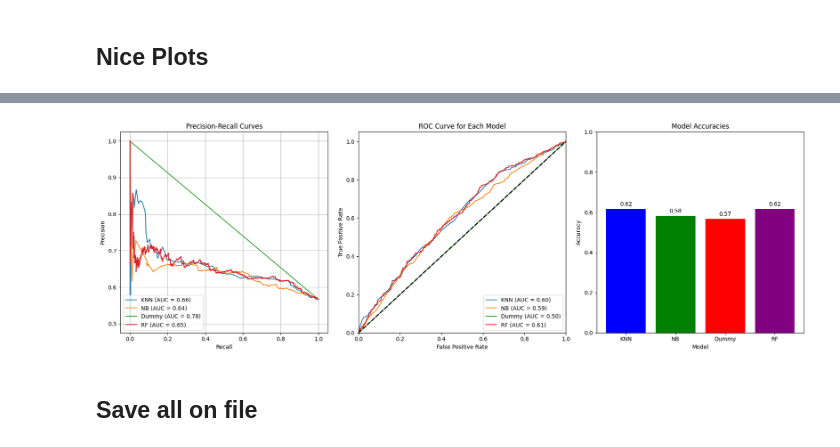
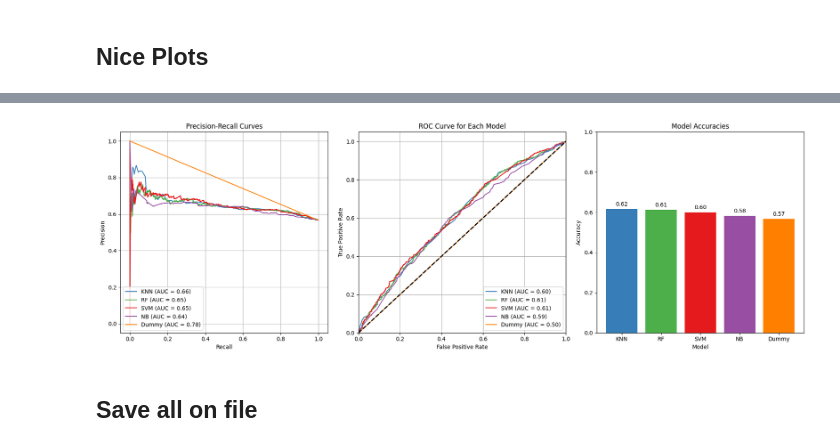
Before and after one commit to giovanni-lucarelli/basket, a Jupyter notebook: main.ipynb, the cells around one changed output, grey strips where cells are left out. Drawn from its saved outputs; the diff is of its cells as text; code cells hidden in the pictures.

Commit message:
full runned and plots

```diff
--- a/main.ipynb
+++ b/main.ipynb
@@ -50,6 +50,9 @@ def classification_assessment(model, X_test, y_test):
     fpr, tpr, _ = roc_curve(y_test, probs)
     roc_auc = auc(fpr, tpr)
 
+    # f1 score
+    f1 = f1_score(y_test, y_pred)
+
     # Dictionary entry for the model
     results = {
             "accuracy": accuracy,
@@ -57,16 +60,17 @@ def classification_assessment(model, X_test, y_test):
             "roc_auc": roc_auc,
             "fpr_tpr": (fpr, tpr),
             "precision_recall": (precision, recall),
+            "f1": f1
         }
 
     return results
 # %%
-def tuned_random_forest_model(X_train, y_train, X_test, y_test):
+def tuned_svm_model(X_train, y_train, X_test, y_test):
     param_grid = {
-    'n_estimators': [100, 200, 300],
-    'max_depth': [None, 10, 20],
-    'min_samples_split': [2, 5],
-    'min_samples_leaf': [1, 2]
+    'C': [1],
+    'gamma': [0.1],
+    # 'kernel': ['linear','rbf']
+    'kernel': ['linear']
     }
 
     best_model = None
@@ -77,7 +81,7 @@ def tuned_random_forest_model(X_train, y_train, X_test, y_test):
         # Create a dictionary of parameters for this iteration
         param_dict = dict(zip(param_grid.keys(), params))
 
-        model = RandomForestClassifier(**param_dict)  # Unpack the dictionary
+        model = SVC(probability=True,**param_dict)  # Unpack the dictionary
         model.fit(X_train, y_train)
         y_pred = model.predict(X_test)
         score = accuracy_score(y_test, y_pred)
@@ -326,2 +364,6 @@ all_metrics['Dummy'] = dummy_metrics
 # %% [markdown]
 ## Nice Plots
+# %%
+# Sort the all_metrics dictionary by greatest accuracy
+sorted_all_metrics = dict(sorted(all_metrics.items(), key=lambda item: item[1]['accuracy'], reverse=True))
+sorted_all_metrics
@@ -328,11 +388,22 @@ all_metrics['Dummy'] = dummy_metrics
 # %%
+# Define a color map for each model
+palette = sns.color_palette("Set1", 5)
+color_map = {
+    'SVM': palette[0],
+    'KNN': palette[1],
+    'RF': palette[2],
+    'NB': palette[3],
+    'Dummy': palette[4]
+}
+
 # Create a single figure with 3 subplots (1 row, 3 columns)
 fig, axs = plt.subplots(1, 3, figsize=(18, 6))
 
 # Precision-Recall Curve
-for model_name, metrics in all_metrics.items():
+for model_name, metrics in sorted_all_metrics.items():
     precision, recall = metrics["precision_recall"]
-    axs[0].plot(recall, precision, label=f'{model_name} (AUC = {metrics["precision_recall_auc"]:.2f})')
+    color = color_map[model_name]
+    axs[0].plot(recall, precision, label=f'{model_name} (AUC = {metrics["precision_recall_auc"]:.2f})', color=color)
 
 axs[0].set_xlabel('Recall')
 axs[0].set_ylabel('Precision')
@@ -341,40 +412,43 @@ axs[0].legend(loc='lower left')
 axs[0].grid(True)
 
 # ROC Curve
-for model_name, metrics in all_metrics.items():
+for model_name, metrics in sorted_all_metrics.items():
     fpr, tpr = metrics['fpr_tpr']
-    axs[1].plot(fpr, tpr, label=f'{model_name} (AUC = {metrics["roc_auc"]:.2f})')
+    color = color_map[model_name]
+    axs[1].plot(fpr, tpr, label=f'{model_name} (AUC = {metrics["roc_auc"]:.2f})', color=color)
 
 axs[1].plot([0, 1], [0, 1], 'k--', lw=2)
 axs[1].set_xlim([0.0, 1.0])
 axs[1].set_ylim([0.0, 1.05])
 axs[1].set_xlabel('False Positive Rate')
 axs[1].set_ylabel('True Positive Rate')
 axs[1].set_title('ROC Curve for Each Model')
 axs[1].legend(loc='lower right')
+axs[1].grid(True)
 
 # Accuracies Bar Plot
-accuracies = {model: metrics['accuracy'] for model, metrics in all_metrics.items()}
-axs[2].bar(accuracies.keys(), accuracies.values(), color=['blue', 'green', 'red', 'purple'])
+accuracies = {model: metrics['accuracy'] for model, metrics in sorted_all_metrics.items()}
+colors = [color_map[model] for model in accuracies.keys()]
+axs[2].bar(accuracies.keys(), accuracies.values(), color=colors)
 
 # Add the accuracy values on top of each bar
 for i, (model, accuracy) in enumerate(accuracies.items()):
     axs[2].text(i, accuracy + 0.01, f'{accuracy:.2f}', ha='center', va='bottom')
 
 axs[2].set_xlabel('Model')
 axs[2].set_ylabel('Accuracy')
 axs[2].set_title('Model Accuracies')
 axs[2].set_ylim(0, 1)
 
 # Adjust layout to prevent overlapping of subplots
 plt.tight_layout()
 
-# plt.savefig('/content/performancies2022.pdf')
+plt.savefig('performancies2022.pdf')
 
 # Show the combined plots
 plt.show()
 # %% [output]
-[figure, old version]
+[figure, new version]
 # %% [markdown]
 ## Save all on file
 # %% [markdown]
```
Also changed, not shown: parts of 24 cells of this notebook, 7 other files.
